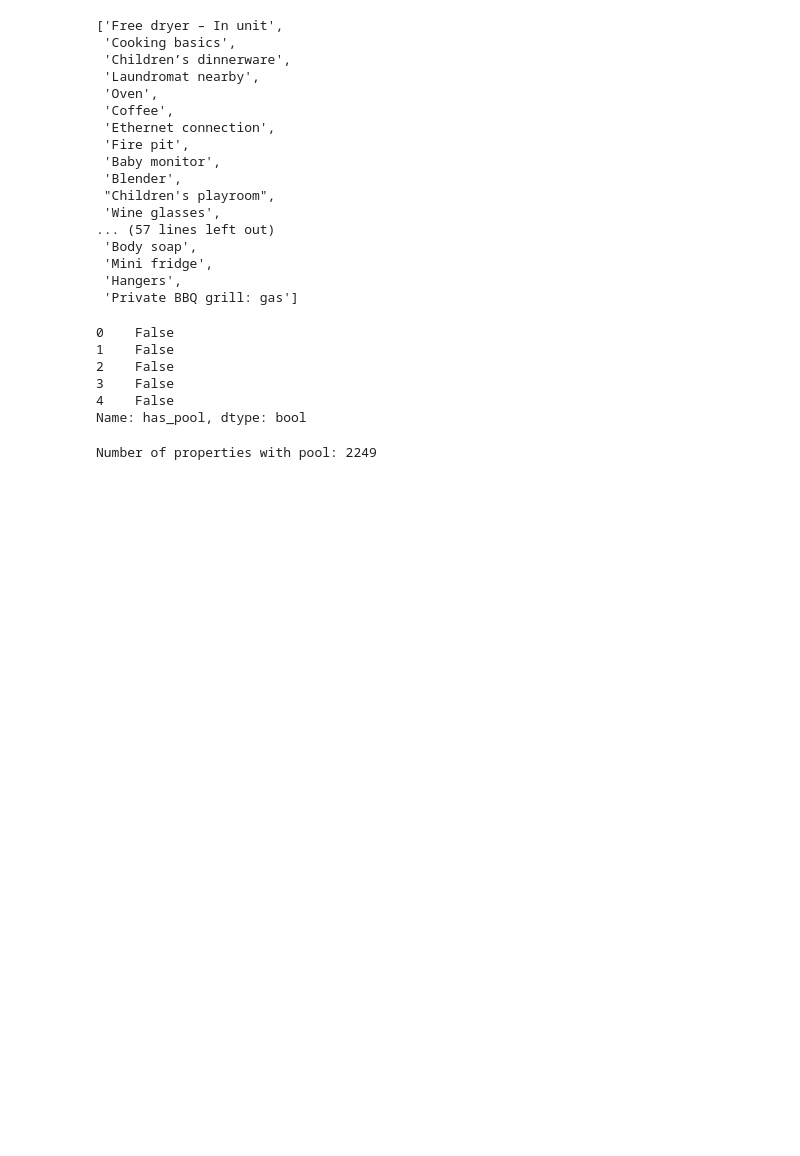
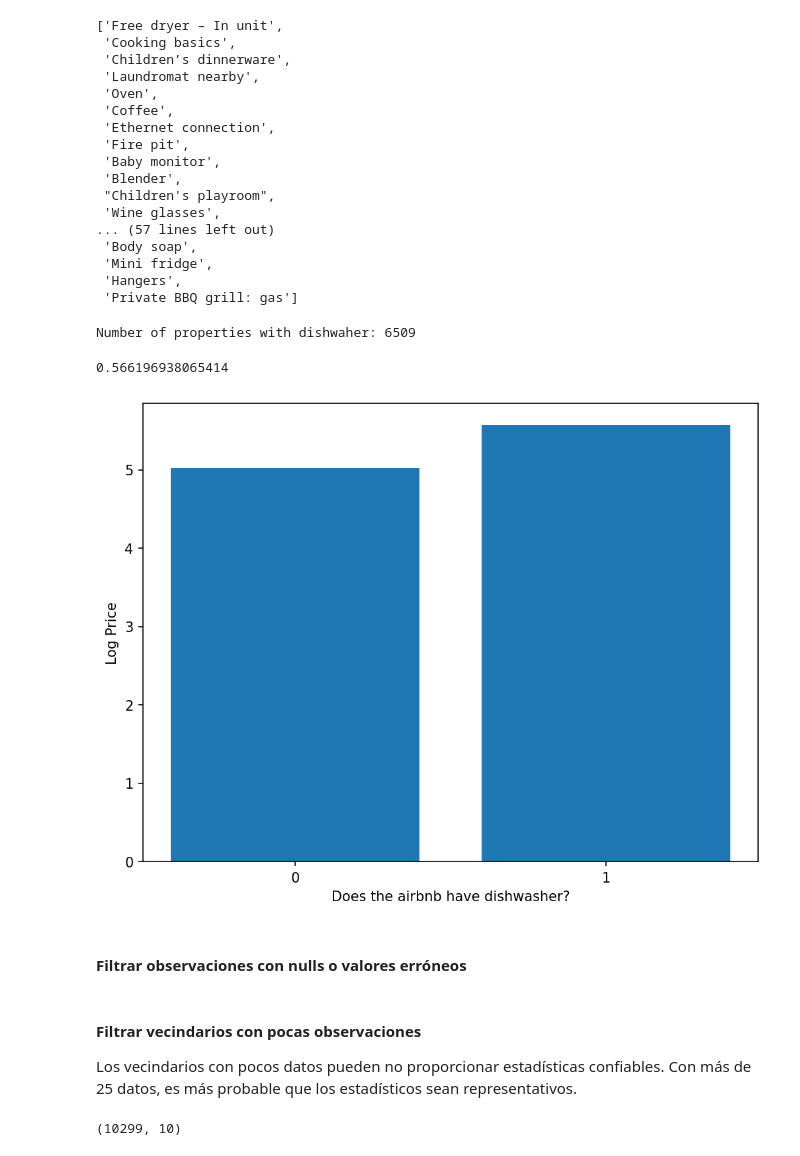
Before and after one commit to douglascarmona/spatial_statistics_course, a Jupyter notebook: classes/regression/airbnb.ipynb, the cells around one changed output. Saved outputs shown, nothing was run; the diff lists cells and outputs as text; code cells hidden in the pictures; blank space fills up the shorter version.

```diff
--- a/classes/regression/airbnb.ipynb
+++ b/classes/regression/airbnb.ipynb
@@ -136,11 +119,9 @@ listings = listings[
         "latitude",
         "longitude",
         "neighbourhood_cleansed",
-        "property_type",
         "price",
-        "room_type"
     ]
-]
+].rename(columns={"neighbourhood_cleansed": "neighbourhood"})
 
 listings.info()
 # %% [output]
@@ -221,7 +200,7 @@ for amenity in listings["amenities"].unique()[:10]:
 ["Cooking basics", "Private patio or balcony", "TV with standard cable", "Wine glasses", "Canal view", "Dishes and silverware", "Private backyard \u2013 Fully fenced", "Refrigerator", "Bed linens", "O ...
 # %%
 # Convert string in lists
-listings["amenities"] = listings["amenities"].apply(ast.literal_eval)
+listings["amenities"] = listings["amenities"].apply(json.loads)
 # %%
 listings["amenities"][0]
 # %% [output]
@@ -243,17 +222,36 @@ listings["amenities"][0]
  'Hangers',
  'Private BBQ grill: gas']
 # %%
-listings["has_pool"] = listings["amenities"].apply(lambda x: any("pool" in amenity.lower() for amenity in x))
+listings["has_dishwasher"] = listings["amenities"].apply(
+    lambda x: any("dishwasher" in amenity.lower() for amenity in x)
+).astype(int)
-# %%
-listings["has_pool"].head()
-# %% [output]
-0    False
-1    False
-2    False
-3    False
-4    False
-Name: has_pool, dtype: bool
 # %%
-print(f"Number of properties with pool: {listings['has_pool'].sum()}")
+print(f"Number of properties with dishwaher: {listings['has_dishwasher'].sum()}")
 # %% [output]
-Number of properties with pool: 2249
+Number of properties with dishwaher: 6509
+# %%
+listings["has_dishwasher"].mean()
+# %% [output]
+0.566196938065414
+# %%
+# Average price
+avg_price = listings.groupby("has_dishwasher")["log_price"].mean().reset_index()
+
+has_dishwasher = avg_price["has_dishwasher"]
+prices = avg_price["log_price"]
+
+fig, ax = plt.subplots(figsize=(8, 6), dpi=150)
+
+# Crear el gráfico de barras en los ejes
+ax.bar(has_dishwasher, prices)
+
+# Agregar título y etiquetas
+ax.set_xlabel("Does the airbnb have dishwasher?")
+ax.set_ylabel("Log Price")
+ax.set_xticks(has_dishwasher, [0, 1])
+
+plt.show()
+# %% [output]
+[figure, added]
+# %% [markdown]
+#### Filtrar observaciones con nulls o valores erróneos
@@ -259,0 +262,17 @@ Number of properties with pool: 2249
+# %% [markdown]
+#### Filtrar vecindarios con pocas observaciones
+
+Los vecindarios con pocos datos pueden no proporcionar estadísticas confiables. Con más de 25 datos, es más probable que los estadísticos sean representativos.
+# %%
+neighborhood_counts = listings["neighbourhood"].value_counts()
+neighborhoods_to_keep = neighborhood_counts[neighborhood_counts > 25].index
+
+listings = listings[
+    listings["neighbourhood"].isin(
+        neighborhoods_to_keep
+    )
+].reset_index(drop=True)
+
+listings.shape
+# %% [output]
+(10299, 10)
```
Also changed, not shown: parts of 35 cells of this notebook.
